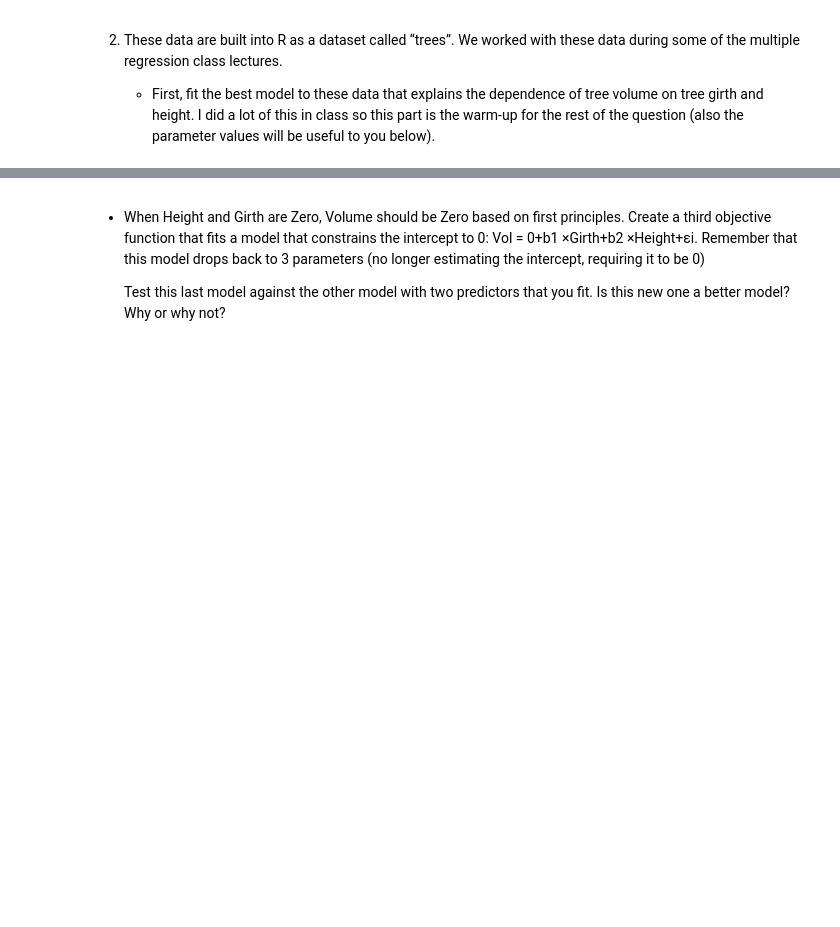
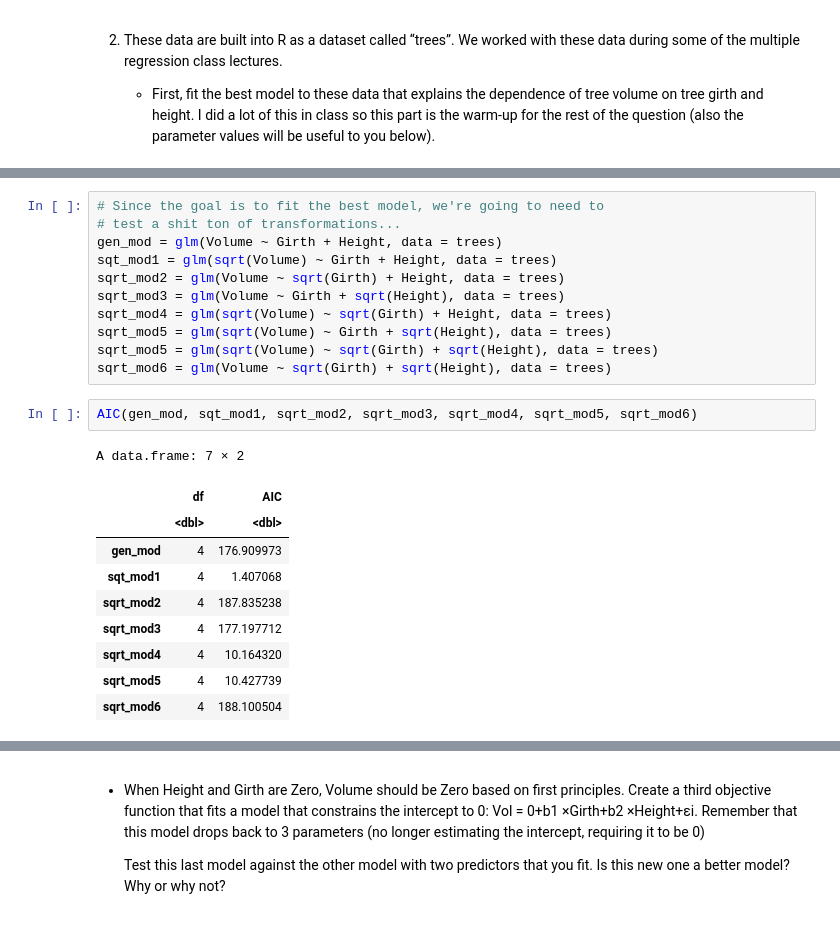
Before and after one commit to andrew2165/biometry_notebooks, a Jupyter notebook: ProblemSet2.ipynb, the cells around one changed output, grey strips where cells are left out. Saved outputs shown, nothing was run; the diff lists cells and outputs as text; blank space fills up the shorter version.

```diff
--- a/ProblemSet2.ipynb
+++ b/ProblemSet2.ipynb
@@ -119,0 +132,24 @@ suppressWarnings(require(plotly))
+# %%
+# Since the goal is to fit the best model, we're going to need to
+# test a shit ton of transformations...
+gen_mod = glm(Volume ~ Girth + Height, data = trees)
+sqt_mod1 = glm(sqrt(Volume) ~ Girth + Height, data = trees)
+sqrt_mod2 = glm(Volume ~ sqrt(Girth) + Height, data = trees)
+sqrt_mod3 = glm(Volume ~ Girth + sqrt(Height), data = trees)
+sqrt_mod4 = glm(sqrt(Volume) ~ sqrt(Girth) + Height, data = trees)
+sqrt_mod5 = glm(sqrt(Volume) ~ Girth + sqrt(Height), data = trees)
+sqrt_mod5 = glm(sqrt(Volume) ~ sqrt(Girth) + sqrt(Height), data = trees)
+sqrt_mod6 = glm(Volume ~ sqrt(Girth) + sqrt(Height), data = trees)
+# %%
+AIC(gen_mod, sqt_mod1, sqrt_mod2, sqrt_mod3, sqrt_mod4, sqrt_mod5, sqrt_mod6)
+# %% [output]
+A data.frame: 7 × 2
+|  | df | AIC |
+|  | <dbl> | <dbl> |
+| gen_mod | 4 | 176.909973 |
+| sqt_mod1 | 4 | 1.407068 |
+| sqrt_mod2 | 4 | 187.835238 |
+| sqrt_mod3 | 4 | 177.197712 |
+| sqrt_mod4 | 4 | 10.164320 |
+| sqrt_mod5 | 4 | 10.427739 |
+| sqrt_mod6 | 4 | 188.100504 |
```
Also changed, not shown: parts of 5 cells of this notebook.
